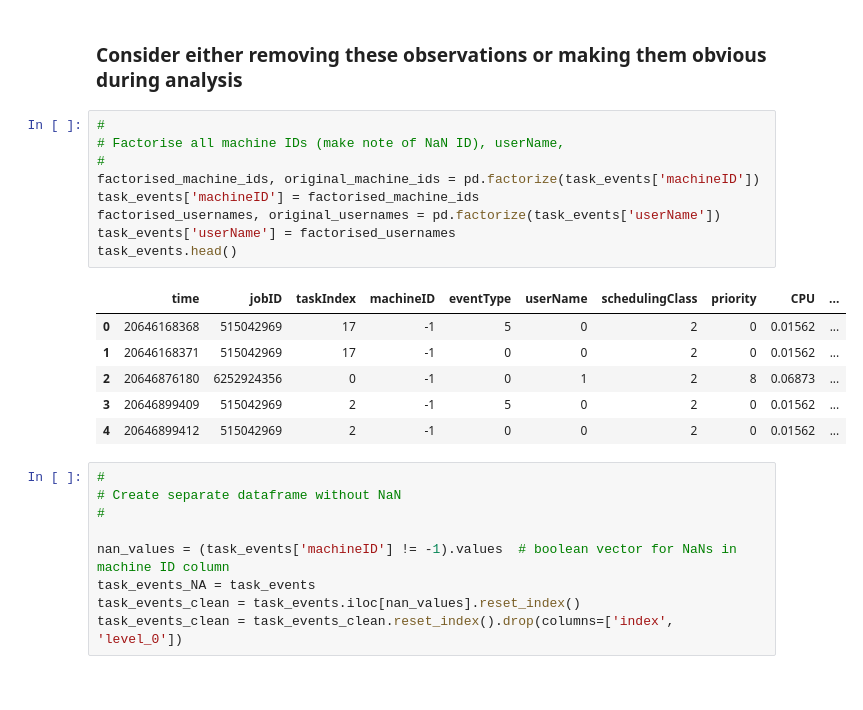
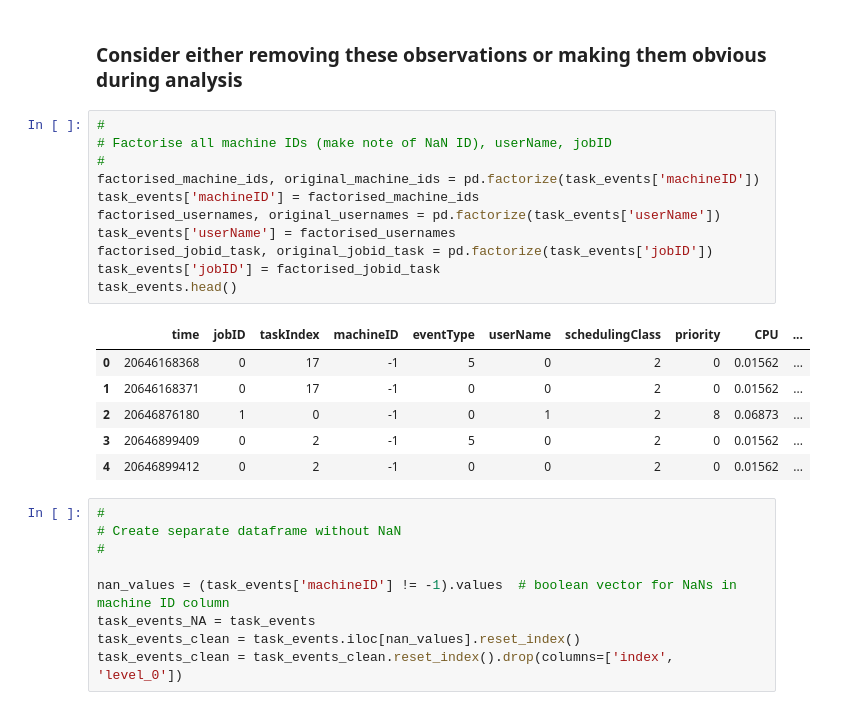
Before and after one commit to davej23/scc411-project, a Jupyter notebook: pre-processing.ipynb, the cells around one changed output. Drawn from its saved outputs; the diff is of its cells as text.

```diff
--- a/pre-processing.ipynb
+++ b/pre-processing.ipynb
@@ -139,20 +149,22 @@ Percentage of NaN machine IDs:  37.01112650209385
 ### Consider either removing these observations or making them obvious during analysis
 # %%
 #
-# Factorise all machine IDs (make note of NaN ID), userName,
+# Factorise all machine IDs (make note of NaN ID), userName, jobID
 #
 factorised_machine_ids, original_machine_ids = pd.factorize(task_events['machineID'])
 task_events['machineID'] = factorised_machine_ids
 factorised_usernames, original_usernames = pd.factorize(task_events['userName'])
 task_events['userName'] = factorised_usernames
+factorised_jobid_task, original_jobid_task = pd.factorize(task_events['jobID'])
+task_events['jobID'] = factorised_jobid_task
 task_events.head()
 # %% [output]
 |  | time | jobID | taskIndex | machineID | eventType | userName | schedulingClass | priority | CPU | ... |
-| 0 | 20646168368 | 515042969 | 17 | -1 | 5 | 0 | 2 | 0 | 0.01562 | ... |
-| 1 | 20646168371 | 515042969 | 17 | -1 | 0 | 0 | 2 | 0 | 0.01562 | ... |
-| 2 | 20646876180 | 6252924356 | 0 | -1 | 0 | 1 | 2 | 8 | 0.06873 | ... |
-| 3 | 20646899409 | 515042969 | 2 | -1 | 5 | 0 | 2 | 0 | 0.01562 | ... |
-| 4 | 20646899412 | 515042969 | 2 | -1 | 0 | 0 | 2 | 0 | 0.01562 | ... |
+| 0 | 20646168368 | 0 | 17 | -1 | 5 | 0 | 2 | 0 | 0.01562 | ... |
+| 1 | 20646168371 | 0 | 17 | -1 | 0 | 0 | 2 | 0 | 0.01562 | ... |
+| 2 | 20646876180 | 1 | 0 | -1 | 0 | 1 | 2 | 8 | 0.06873 | ... |
+| 3 | 20646899409 | 0 | 2 | -1 | 5 | 0 | 2 | 0 | 0.01562 | ... |
+| 4 | 20646899412 | 0 | 2 | -1 | 0 | 0 | 2 | 0 | 0.01562 | ... |
 # %%
 #
 # Create separate dataframe without NaN
```
Also changed, not shown: parts of 10 cells of this notebook.
